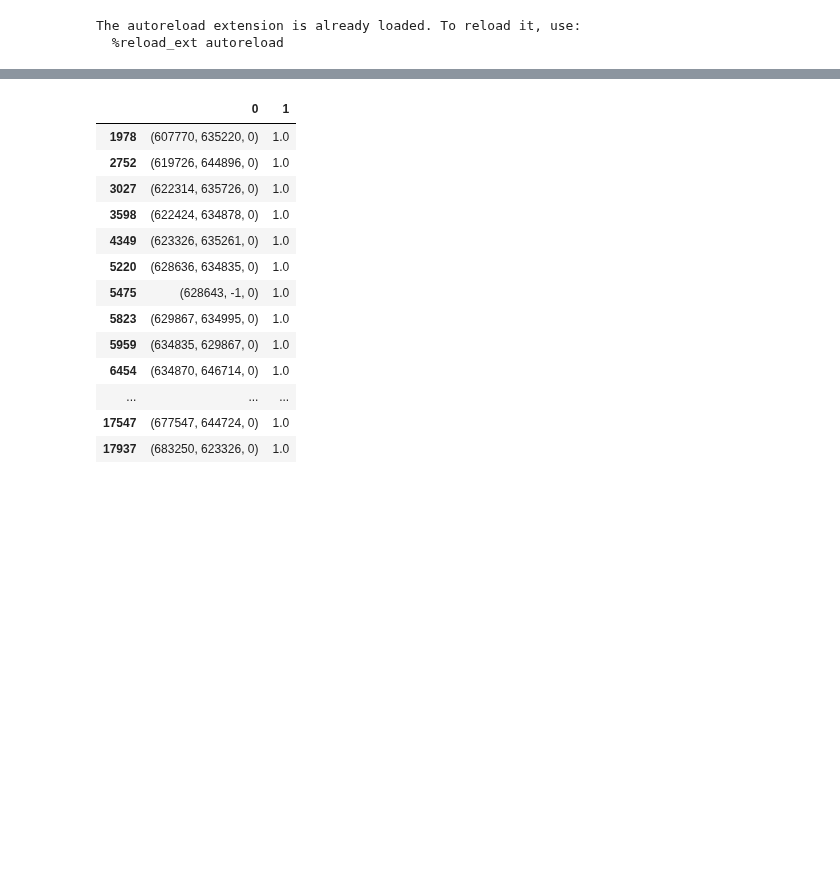
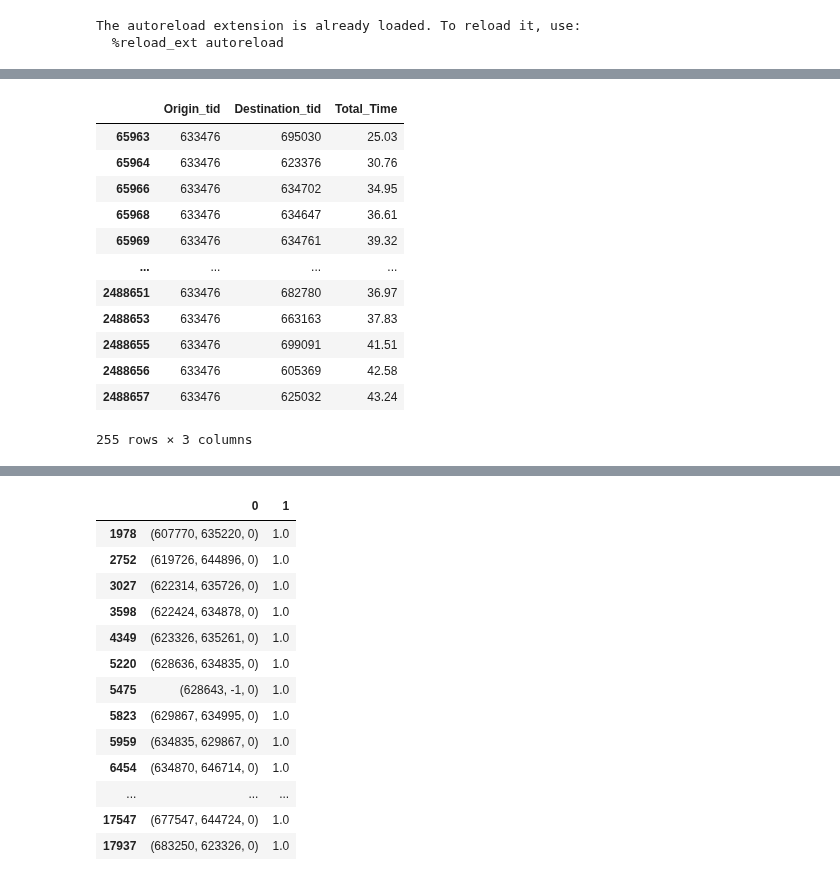
Before and after one commit to SerSmith/bank_schedule, a Jupyter notebook: main.ipynb, the cells around one changed output, grey strips where cells are left out. Cells and saved outputs as stored; diff of their text form; code cells hidden in the pictures; blank space fills up the shorter version.

```diff
--- a/main.ipynb
+++ b/main.ipynb
@@ -274,0 +374,22 @@ len(data.get_tids_by_claster(2))
+# %%
+data = dataclaster.DataClaster('/Users/sykuznetsov/Documents/GitHub/bank_schedule/data/raw')
+#data = dataclaster.DataClaster('/Users/marina/Documents/my_projects/hackathon_gazprombank/bank_schedule/data/raw')
+data.run_cluster(0.1, cars_quant)
+
+tab = data.get_distance_matrix(0)
+# %%
+tab[tab["Origin_tid"] == 633476]
+# %% [output]
+|  | Origin_tid | Destination_tid | Total_Time |
+| 65963 | 633476 | 695030 | 25.03 |
+| 65964 | 633476 | 623376 | 30.76 |
+| 65966 | 633476 | 634702 | 34.95 |
+| 65968 | 633476 | 634647 | 36.61 |
+| 65969 | 633476 | 634761 | 39.32 |
+| ... | ... | ... | ... |
+| 2488651 | 633476 | 682780 | 36.97 |
+| 2488653 | 633476 | 663163 | 37.83 |
+| 2488655 | 633476 | 699091 | 41.51 |
+| 2488656 | 633476 | 605369 | 42.58 |
+| 2488657 | 633476 | 625032 | 43.24 |
+255 rows × 3 columns
```
Also changed, not shown: parts of 31 cells of this notebook, 1 other file.
